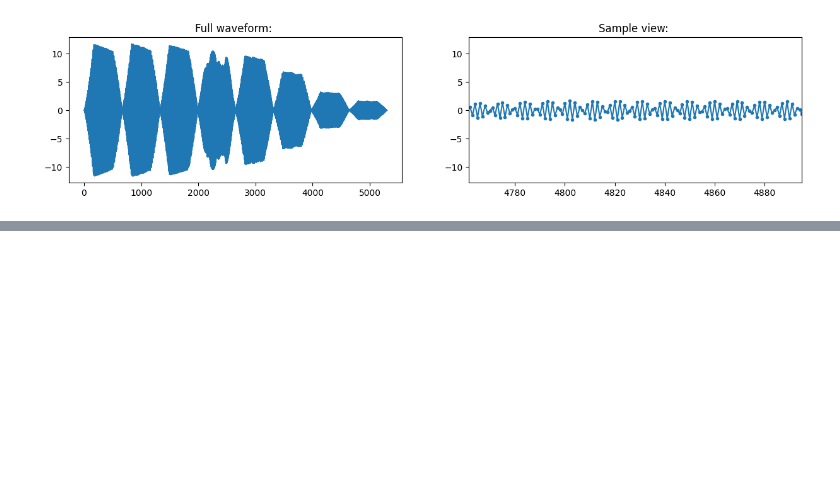
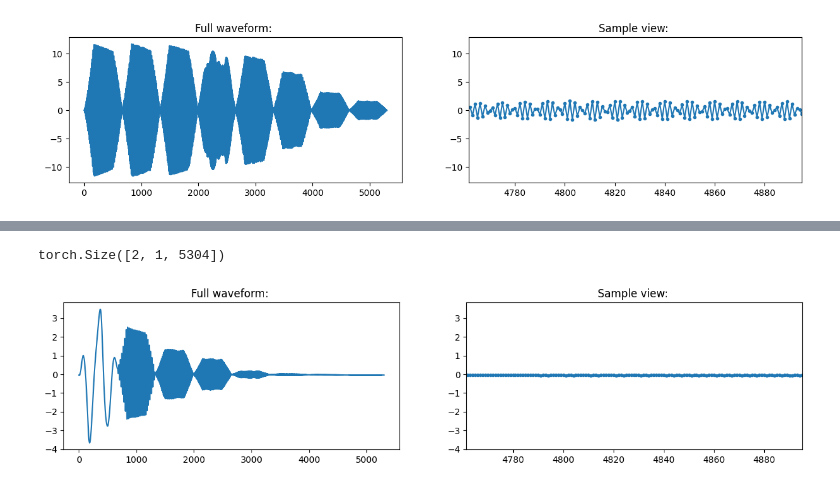
Before and after one commit to vnlinh112/IConNet, a Jupyter notebook: notebooks/fft.ipynb, the cells around one changed output, grey strips where cells are left out. Saved outputs shown, nothing was run; the diff lists cells and outputs as text; code cells hidden in the pictures; blank space fills up the shorter version.

```diff
--- a/notebooks/fft.ipynb
+++ b/notebooks/fft.ipynb
@@ -309,0 +328,9 @@ torch.Size([2, 1, 5302])
+# %%
+ry7 = IConNet.signal.downsample_wave(Y, 44500, 890, lowpass_filter_width=512,
+                                     orig_freq_offset=261, orig_freq_max=600)
+print(ry7.shape)
+IConNet.signal.visualize_waveform(y=ry7[0][0].numpy(), sr=890, zoom_xlim=[5.35,5.5])
+sf.write('s4_890_highcut600_offset261_fftn.wav', ry7[0][0].numpy(), 890)
+# %% [output]
+torch.Size([2, 1, 5304])
+[figure, added]
```
Also changed, not shown: parts of 17 cells of this notebook, 3 other files.
